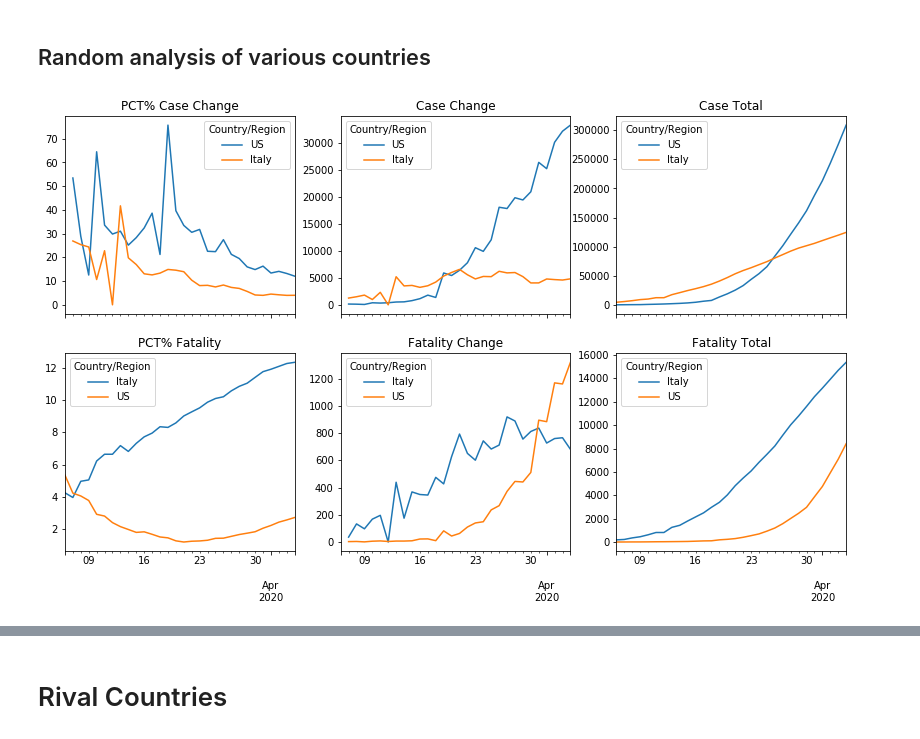
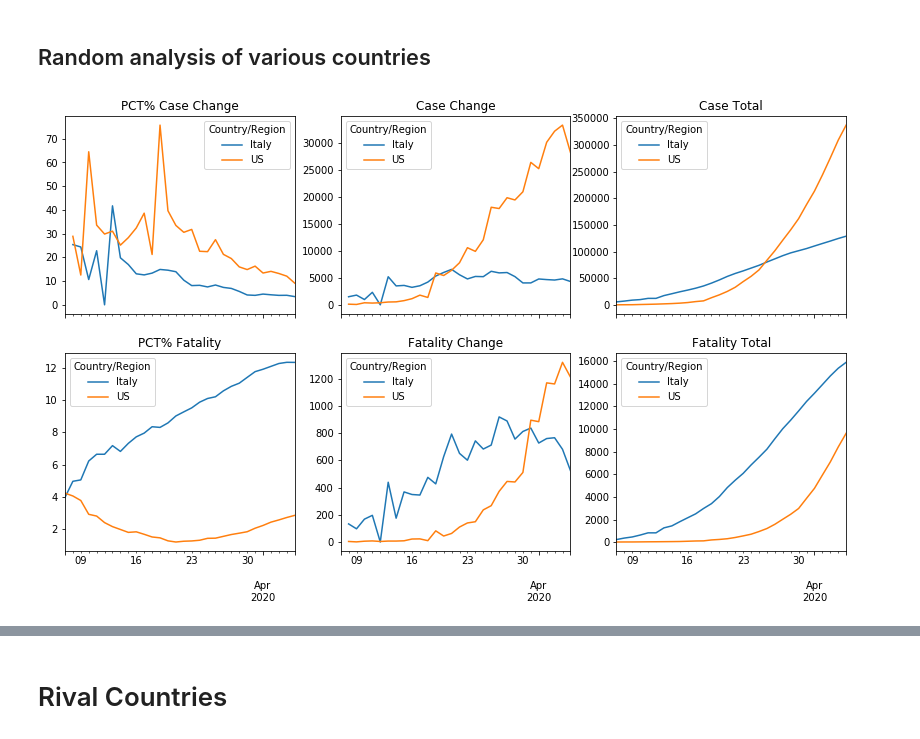
Before and after one commit to dougfoo/machineLearning, a Jupyter notebook: covid/COVID-global-working.ipynb, the cells around one changed output, grey strips where cells are left out. Cells and saved outputs as stored; diff of their text form; code cells hidden in the pictures.

```diff
--- a/covid/COVID-global-working.ipynb
+++ b/covid/COVID-global-working.ipynb
@@ -245,23 +245,24 @@ display('top countries', dfc_g2.sort_values(by=[dfc_g2.columns[-1]], ascending=F
 # %%
 # ad hoc overlays
 countries = ['Italy','US','Spain','France','Germany']
 countries = ['Italy','US']
 maxdays = 30
 
 fig, axs = plt.subplots(2,3, figsize=(14, 8), sharex=True)
-dfc_g3 = dfc_g2.transpose().tail(maxdays).transpose()
-dfd_g3 = dfd_g2.transpose().tail(maxdays).transpose()
+dfc_g3 = dfc_g2.transpose().tail(maxdays).transpose().sort_index()
+dfd_g3 = dfd_g2.transpose().tail(maxdays).transpose().sort_index()
 
 pctline = dfc_g3[dfc_g3.index.isin(countries)].pct_change(axis=1).transpose().mul(100).plot(ax=axs[0,0], title='PCT% Case Change')
 chgline = dfc_g3[dfc_g3.index.isin(countries)].diff(axis=1).transpose().plot(ax=axs[0,1], title='Case Change')
 actline = dfc_g3[dfc_g3.index.isin(countries)].tail(maxdays).transpose().plot(ax=axs[0,2], title='Case Total')
 
+#i'd like to get the colors to be the same...
 pctline = (dfd_g3[dfd_g3.index.isin(countries)]/dfc_g3[dfc_g3.index.isin(countries)]) .transpose().mul(100).plot(ax=axs[1,0], title='PCT% Fatality')
 chgline = dfd_g3[dfd_g3.index.isin(countries)].diff(axis=1).transpose().plot(ax=axs[1,1], title='Fatality Change')
 actline = dfd_g3[dfd_g3.index.isin(countries)].transpose().plot(ax=axs[1,2], title='Fatality Total')
 plt.show()
 # %% [output]
-[figure, old version]
+[figure, new version]
 # %%
 # rolling 3 day to smooth out
 countries = ['France','Italy','US','Spain']
```
Also changed, not shown: parts of 13 cells of this notebook.
